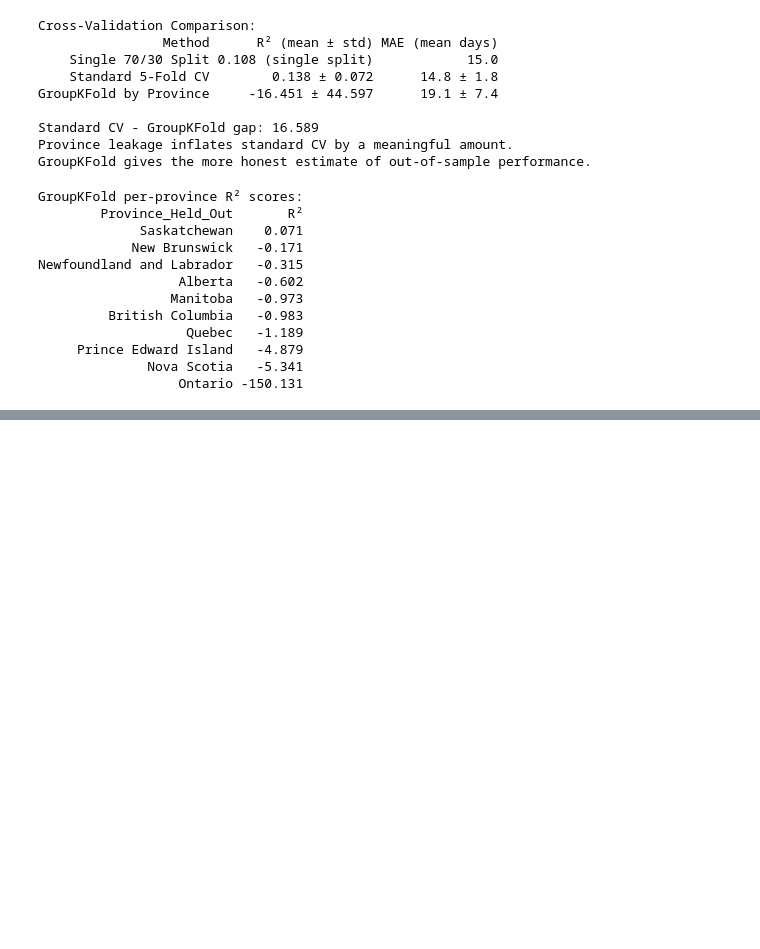
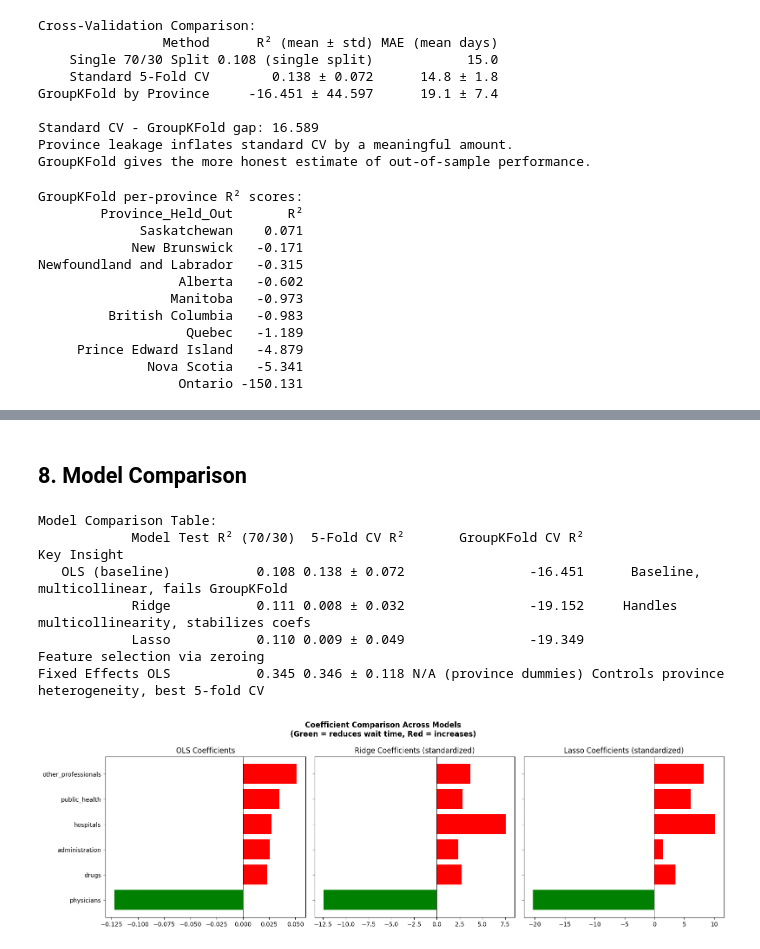
Before and after one commit to thedarianwong/healthcare-efficiency-analysis, a Jupyter notebook: jupyter/03_v2_resource_optimization.ipynb, the cells around one changed output, grey strips where cells are left out. Drawn from its saved outputs; the diff is of its cells as text; code cells hidden in the pictures; blank space fills up the shorter version.

Commit message:
feat: add Ridge, Lasso, province fixed effects, and model comparison table

```diff
--- a/jupyter/03_v2_resource_optimization.ipynb
+++ b/jupyter/03_v2_resource_optimization.ipynb
@@ -337,0 +488,75 @@ Newfoundland and Labrador   -0.315
+# %% [markdown]
+## 8. Model Comparison
+# %%
+# Ridge/Lasso GroupKFold (on scaled features, no province dummies)
+ridge_pipe = Pipeline([('scaler', StandardScaler()), ('ridge', RidgeCV(alphas=np.logspace(-3, 3, 100), cv=5))])
+lasso_pipe = Pipeline([('scaler', StandardScaler()), ('lasso', LassoCV(alphas=np.logspace(-3, 3, 100), cv=5, random_state=42, max_iter=10000))])
+
+ridge_gkf = cross_val_score(ridge_pipe, X, y, cv=gkf, groups=groups, scoring='r2')
+lasso_gkf = cross_val_score(lasso_pipe, X, y, cv=gkf, groups=groups, scoring='r2')
+
+# Standard 5-fold for Ridge/Lasso
+ridge_std = cross_val_score(ridge_pipe, X, y, cv=kf, scoring='r2')
+lasso_std = cross_val_score(lasso_pipe, X, y, cv=kf, scoring='r2')
+
+comparison = pd.DataFrame({
+    'Model': ['OLS (baseline)', 'Ridge', 'Lasso', 'Fixed Effects OLS'],
+    'Test R² (70/30)': [
+        f"{r2_score(y_test, y_pred_test):.3f}",
+        f"{ridge_test_r2:.3f}",
+        f"{lasso_test_r2:.3f}",
+        f"{fe_test_r2:.3f}"
+    ],
+    '5-Fold CV R²': [
+        f"{std_cv_scores.mean():.3f} ± {std_cv_scores.std():.3f}",
+        f"{ridge_std.mean():.3f} ± {ridge_std.std():.3f}",
+        f"{lasso_std.mean():.3f} ± {lasso_std.std():.3f}",
+        f"{fe_cv_scores.mean():.3f} ± {fe_cv_scores.std():.3f}"
+    ],
+    'GroupKFold CV R²': [
+        f"{group_cv_scores.mean():.3f}",
+        f"{ridge_gkf.mean():.3f}",
+        f"{lasso_gkf.mean():.3f}",
+        "N/A (province dummies)"
+    ],
+    'Key Insight': [
+        'Baseline, multicollinear, fails GroupKFold',
+        'Handles multicollinearity, stabilizes coefs',
+        'Feature selection via zeroing',
+        'Controls province heterogeneity, best 5-fold CV'
+    ]
+})
+
+print("Model Comparison Table:")
+print(comparison.to_string(index=False))
+
+# Coefficient comparison visualization
+fig, axes = plt.subplots(1, 3, figsize=(16, 5), sharey=True)
+
+# OLS coefficients
+ols_coefs = pd.DataFrame({'Feature': spending_categories, 'Coef': lr_model.coef_}).sort_values('Coef')
+axes[0].barh(ols_coefs['Feature'], ols_coefs['Coef'], color=['green' if c < 0 else 'red' for c in ols_coefs['Coef']])
+axes[0].set_title('OLS Coefficients')
+axes[0].axvline(x=0, color='black', linewidth=0.5)
+
+# Ridge coefficients (standardized)
+axes[1].barh(ridge_coefs['Feature'], ridge_coefs['Ridge_Coef'], color=['green' if c < 0 else 'red' for c in ridge_coefs['Ridge_Coef']])
+axes[1].set_title('Ridge Coefficients (standardized)')
+axes[1].axvline(x=0, color='black', linewidth=0.5)
+
+# Lasso coefficients (standardized)
+axes[2].barh(lasso_coefs['Feature'], lasso_coefs['Lasso_Coef'], color=['green' if c < 0 else 'red' for c in lasso_coefs['Lasso_Coef']])
+axes[2].set_title('Lasso Coefficients (standardized)')
+axes[2].axvline(x=0, color='black', linewidth=0.5)
+
+plt.suptitle('Coefficient Comparison Across Models\n(Green = reduces wait time, Red = increases)', fontsize=12, fontweight='bold')
+plt.tight_layout()
+plt.show()
+# %% [output]
+Model Comparison Table:
+            Model Test R² (70/30)  5-Fold CV R²       GroupKFold CV R²                                     Key Insight
+   OLS (baseline)           0.108 0.138 ± 0.072                -16.451      Baseline, multicollinear, fails GroupKFold
+            Ridge           0.111 0.008 ± 0.032                -19.152     Handles multicollinearity, stabilizes coefs
+            Lasso           0.110 0.009 ± 0.049                -19.349                   Feature selection via zeroing
+Fixed Effects OLS           0.345 0.346 ± 0.118 N/A (province dummies) Controls province heterogeneity, best 5-fold CV
+[figure, added]
```
Also changed, not shown: parts of 5 cells of this notebook.
